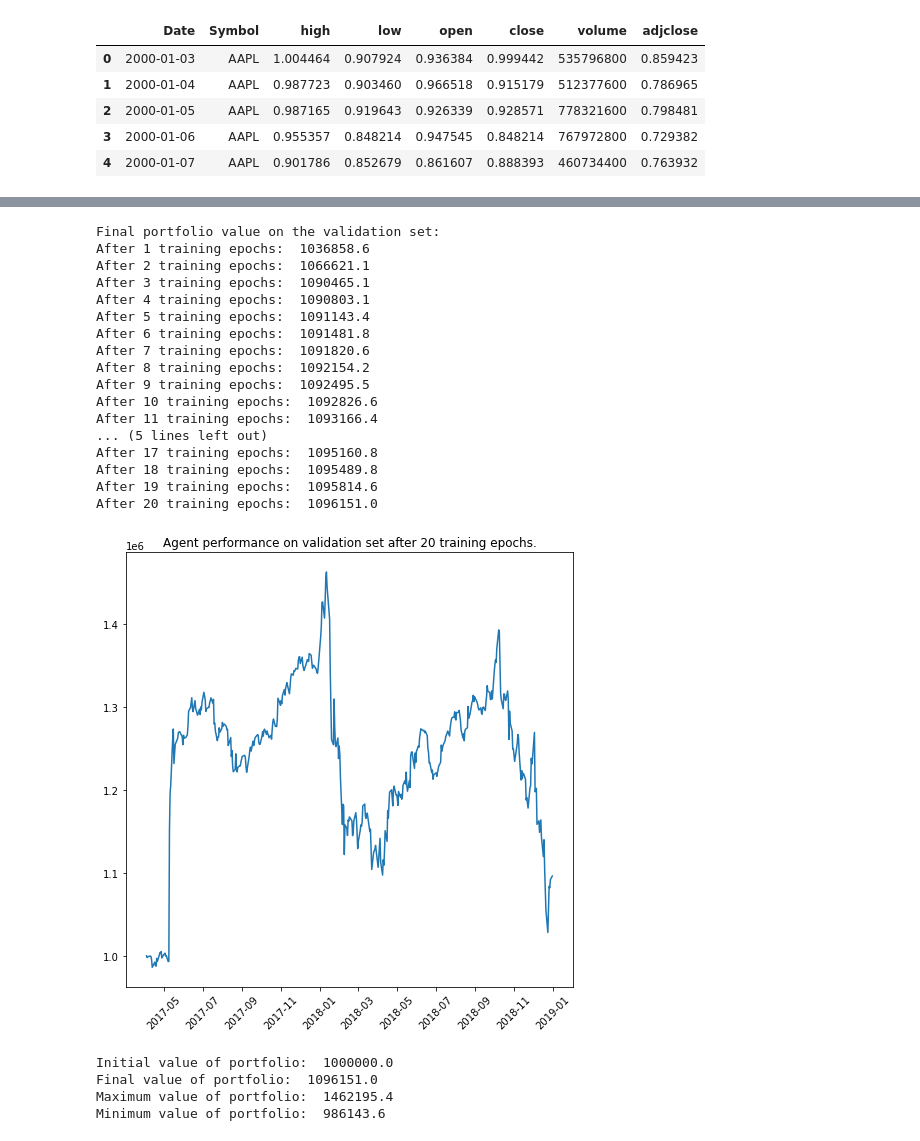
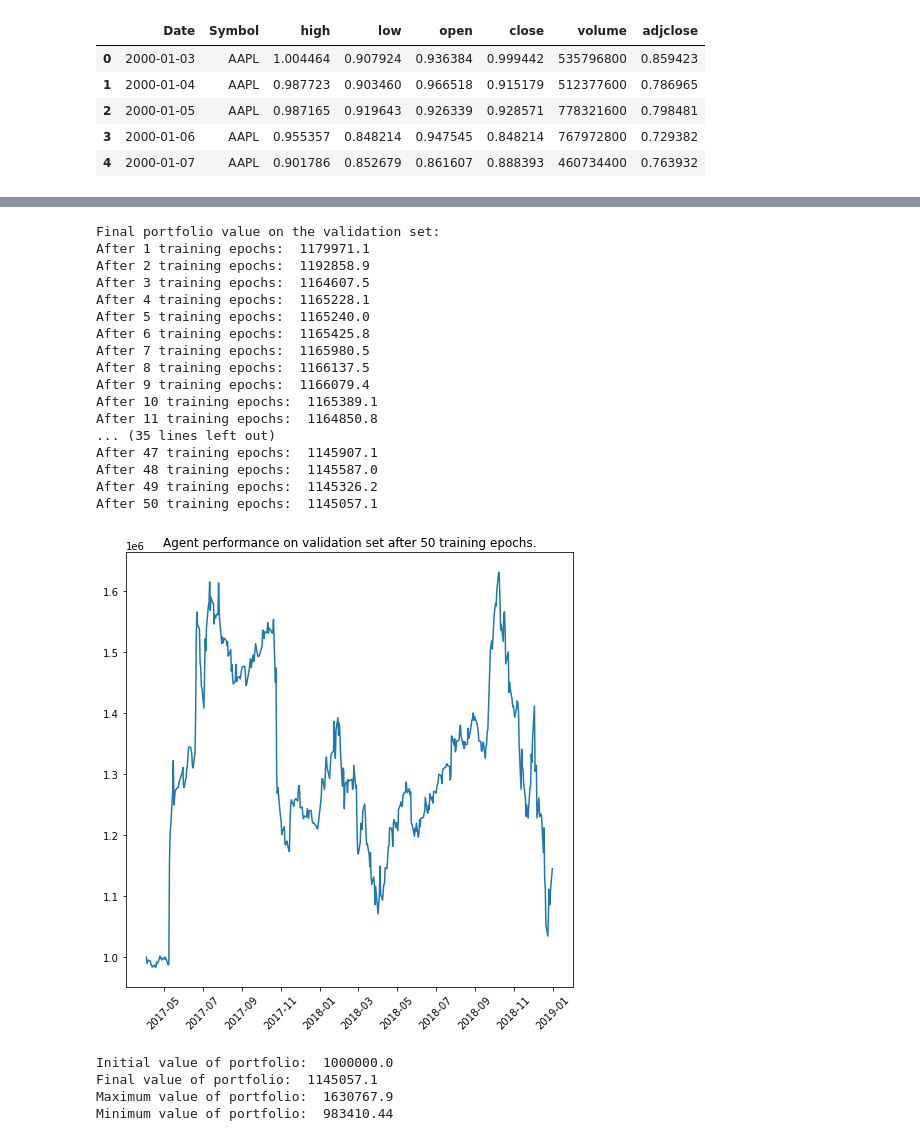
Before and after one commit to rajindermavi/portfolio_management, a Jupyter notebook: portfolio_management/dpm_agent_training.ipynb, the cells around one changed output, grey strips where cells are left out. Cells and saved outputs as stored; diff of their text form; code cells hidden in the pictures.

```diff
--- a/portfolio_management/dpm_agent_training.ipynb
+++ b/portfolio_management/dpm_agent_training.ipynb
@@ -96,57 +96,62 @@ Minimum value of portfolio:  985629.94
 # %%
 
-EPOCHS = 20
+EPOCHS = 50
 print('Final portfolio value on the validation set:')
 for epoch in range(EPOCHS):
 
     for batch in batched_training_data:
         # Create new environment for current batch
         env = TradingEnv(batch)
 
         # Train on current batch
         with tf.GradientTape() as tape:
             tape.watch(agent.model.trainable_variables)
             loss = agent_loss(env,agent,n_stocks)
         grad = tape.gradient(loss,agent.model.trainable_variables)
         grad = [g / tf.reduce_mean(tf.abs(g)) for g in grad]
         agent.opt.apply_gradients(zip(grad,agent.model.trainable_variables))
 
     # Evaluate performance on validation set:
     loss = agent_loss(validation_env,agent,n_stocks)
     print(f'After {epoch+1} training epochs: ',validation_env.portfolio_value_hist[-1].numpy())
 
+    if epoch < EPOCHS/2:
+        for x in agent.model.trainable_variables:
+            y = x+tf.random.normal(x.shape,stddev=1e-3)
+            x.assign(y)
+
 plt.figure(figsize=(8,8))
 plt.plot(validation_dates[63:], validation_env.portfolio_value_hist)
 plt.xticks(rotation=45)
 plt.title(f'Agent performance on validation set after {EPOCHS} training epochs.')
 plt.show()
 print('Initial value of portfolio: ',validation_env.portfolio_value_hist[0].numpy())
 print('Final value of portfolio: ',validation_env.portfolio_value_hist[-1].numpy())
 print('Maximum value of portfolio: ',max(validation_env.portfolio_value_hist).numpy())
 print('Minimum value of portfolio: ',min(validation_env.portfolio_value_hist).numpy())
 # %% [output]
 Final portfolio value on the validation set:
-After 1 training epochs:  1036858.6
-After 2 training epochs:  1066621.1
-After 3 training epochs:  1090465.1
-After 4 training epochs:  1090803.1
-After 5 training epochs:  1091143.4
-After 6 training epochs:  1091481.8
-After 7 training epochs:  1091820.6
-After 8 training epochs:  1092154.2
-After 9 training epochs:  1092495.5
-After 10 training epochs:  1092826.6
-After 11 training epochs:  1093166.4
-... (5 lines left out)
-After 17 training epochs:  1095160.8
-After 18 training epochs:  1095489.8
-After 19 training epochs:  1095814.6
-After 20 training epochs:  1096151.0
+After 1 training epochs:  1179971.1
+After 2 training epochs:  1192858.9
+After 3 training epochs:  1164607.5
+After 4 training epochs:  1165228.1
+After 5 training epochs:  1165240.0
+After 6 training epochs:  1165425.8
+After 7 training epochs:  1165980.5
+After 8 training epochs:  1166137.5
+After 9 training epochs:  1166079.4
+After 10 training epochs:  1165389.1
+After 11 training epochs:  1164850.8
+... (35 lines left out)
+After 47 training epochs:  1145907.1
+After 48 training epochs:  1145587.0
+After 49 training epochs:  1145326.2
+After 50 training epochs:  1145057.1
-[figure, old version]
+[figure, new version]
 Initial value of portfolio:  1000000.0
-Final value of portfolio:  1096151.0
-Maximum value of portfolio:  1462195.4
-Minimum value of portfolio:  986143.6
+Final value of portfolio:  1145057.1
+Maximum value of portfolio:  1630767.9
+Minimum value of portfolio:  983410.44
 # %%
 with open('dpm_agent.dill','wb') as dill_file:
     dill.dump(agent, dill_file)
```
Also changed, not shown: parts of 2 cells of this notebook, 10 other files.
